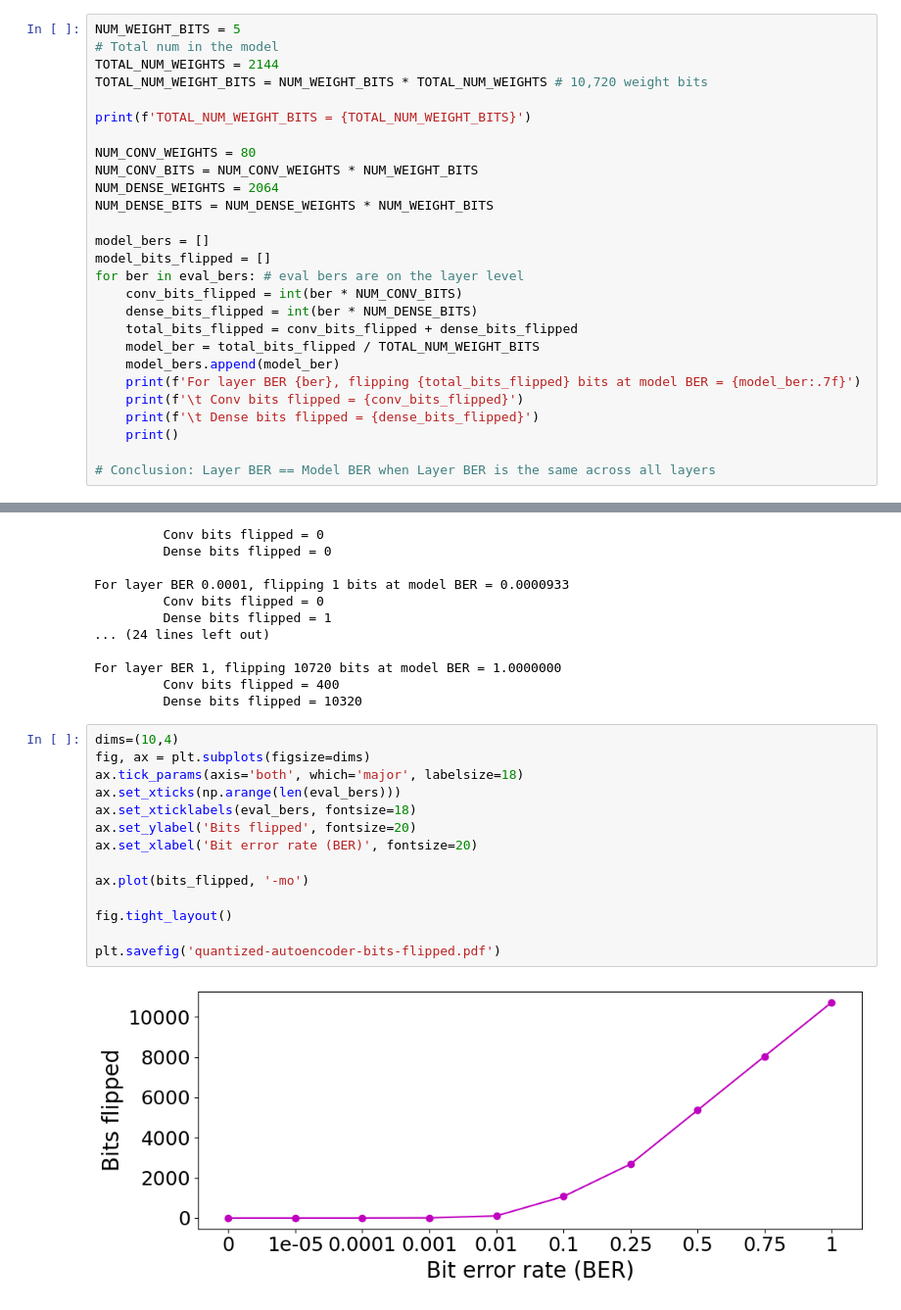
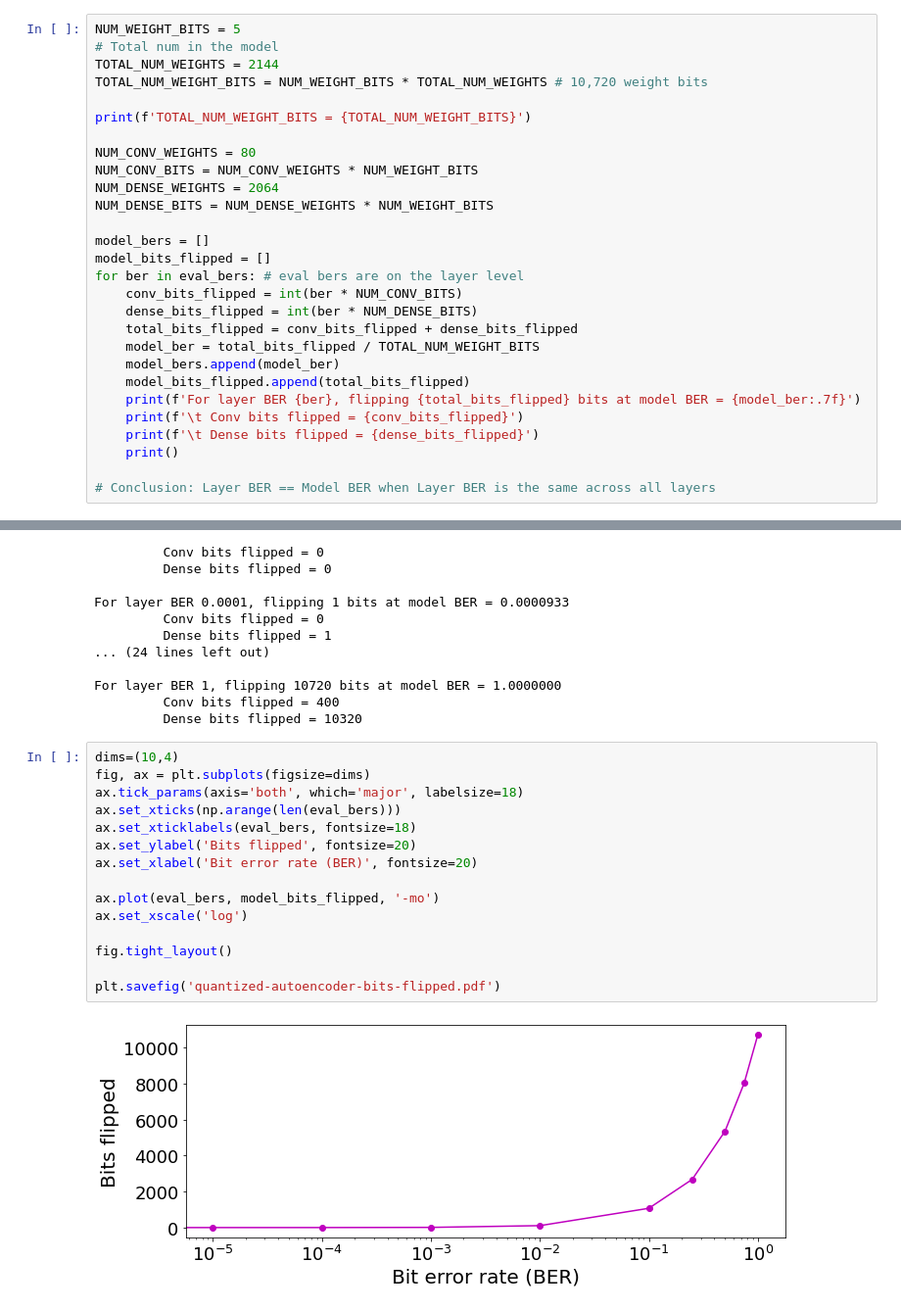
Before and after one commit to oliviaweng/Ecoder, a Jupyter notebook: plots/plots.ipynb, the cells around one changed output, grey strips where cells are left out. Shown: that part at 98% size. Saved outputs shown, nothing was run; the diff lists cells and outputs as text.

```diff
--- a/plots/plots.ipynb
+++ b/plots/plots.ipynb
@@ -66,6 +67,7 @@ for ber in eval_bers: # eval bers are on the layer level
     total_bits_flipped = conv_bits_flipped + dense_bits_flipped
     model_ber = total_bits_flipped / TOTAL_NUM_WEIGHT_BITS
     model_bers.append(model_ber)
+    model_bits_flipped.append(total_bits_flipped)
     print(f'For layer BER {ber}, flipping {total_bits_flipped} bits at model BER = {model_ber:.7f}')
     print(f'\t Conv bits flipped = {conv_bits_flipped}')
     print(f'\t Dense bits flipped = {dense_bits_flipped}')
@@ -93,16 +95,17 @@ For layer BER 1, flipping 10720 bits at model BER = 1.0000000
 # %%
 dims=(10,4)
 fig, ax = plt.subplots(figsize=dims)
 ax.tick_params(axis='both', which='major', labelsize=18)
 ax.set_xticks(np.arange(len(eval_bers)))
 ax.set_xticklabels(eval_bers, fontsize=18)
 ax.set_ylabel('Bits flipped', fontsize=20)
 ax.set_xlabel('Bit error rate (BER)', fontsize=20)
 
-ax.plot(bits_flipped, '-mo')
+ax.plot(eval_bers, model_bits_flipped, '-mo')
+ax.set_xscale('log')
 
 fig.tight_layout()
 
 plt.savefig('quantized-autoencoder-bits-flipped.pdf')
 # %% [output]
-[figure, old version]
+[figure, new version]
```
Also changed, not shown: parts of 1 cell of this notebook, 4 other files.
